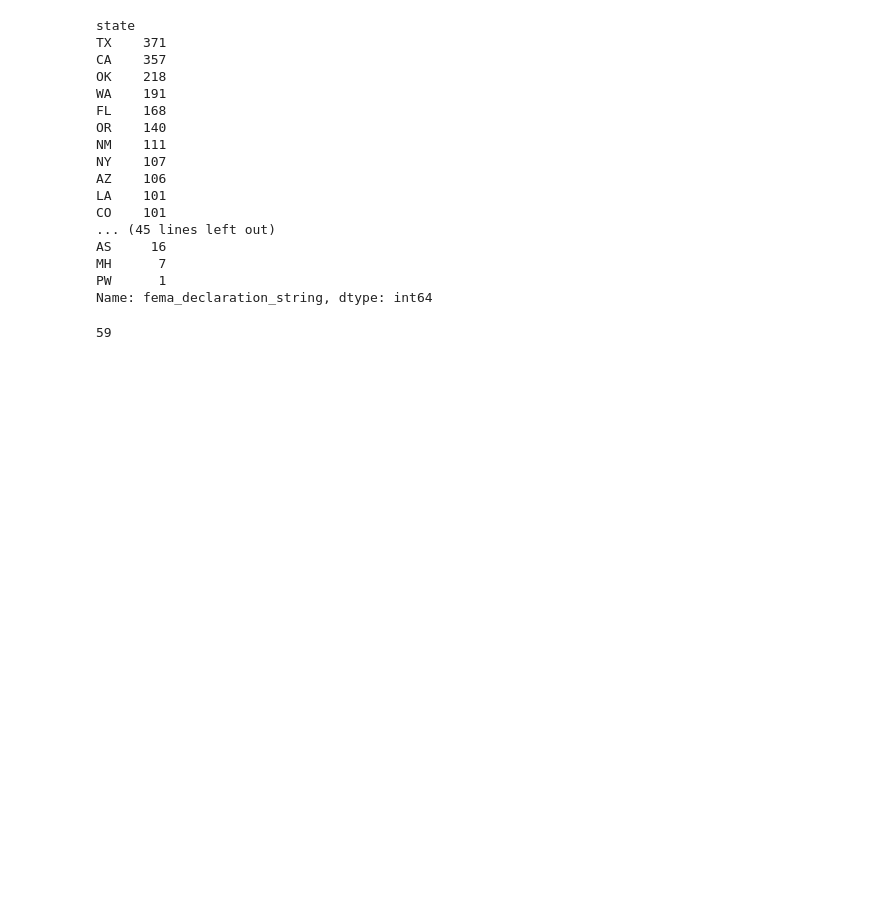
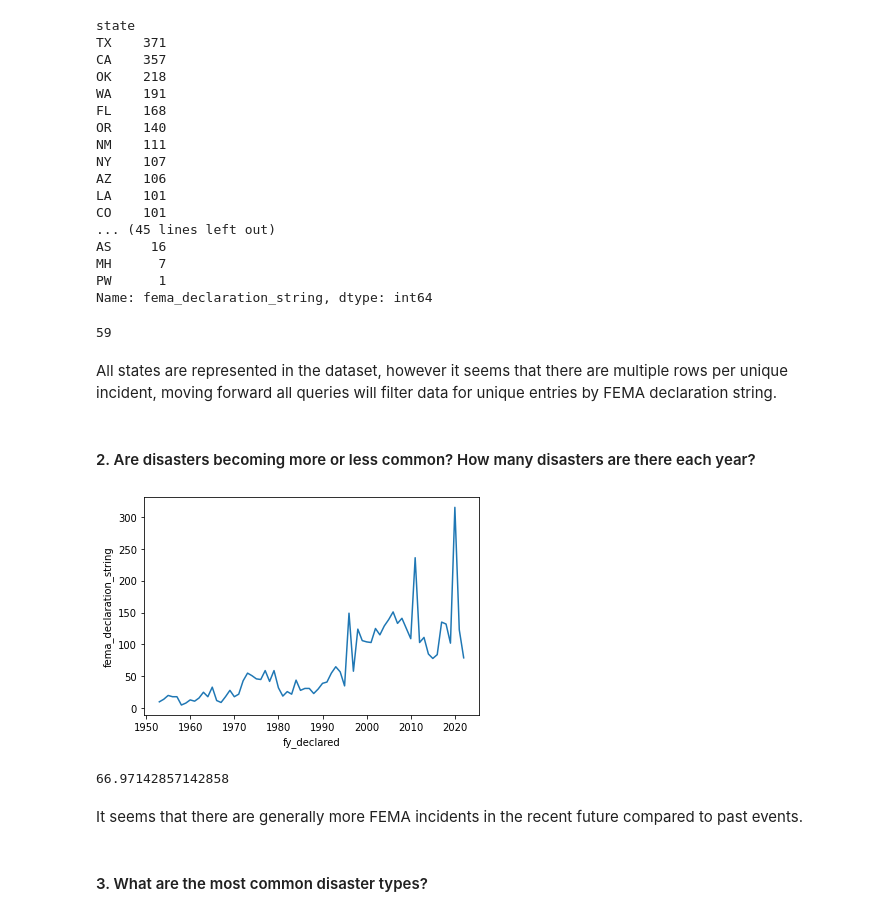
Before and after one commit to garrett-vangilder/CS5262, a Jupyter notebook: fema_declarations.ipynb, the cells around one changed output. Saved outputs shown, nothing was run; the diff lists cells and outputs as text; code cells hidden in the pictures; blank space fills up the shorter version.

```diff
--- a/fema_declarations.ipynb
+++ b/fema_declarations.ipynb
@@ -97,3 +97,20 @@ Name: fema_declaration_string, dtype: int64
 len(disasters.groupby('state'))
 # %% [output]
 59
+# %% [markdown]
+All states are represented in the dataset, however it seems that there are multiple rows per unique incident, moving forward all queries will filter data for unique entries by FEMA declaration string.
+# %% [markdown]
+#### 2. Are disasters becoming more or less common? How many disasters are there each year?
+# %%
+disaster_count_by_year = disasters.groupby('fy_declared').fema_declaration_string.nunique().sort_index()
+sns.lineplot(data=disaster_count_by_year);
+# %% [output]
+[figure, added]
+# %%
+disaster_count_by_year.mean()
+# %% [output]
+66.97142857142858
+# %% [markdown]
+It seems that there are generally more FEMA incidents in the recent future compared to past events.
+# %% [markdown]
+#### 3. What are the most common disaster types?
```
Also changed, not shown: parts of 6 cells of this notebook.
